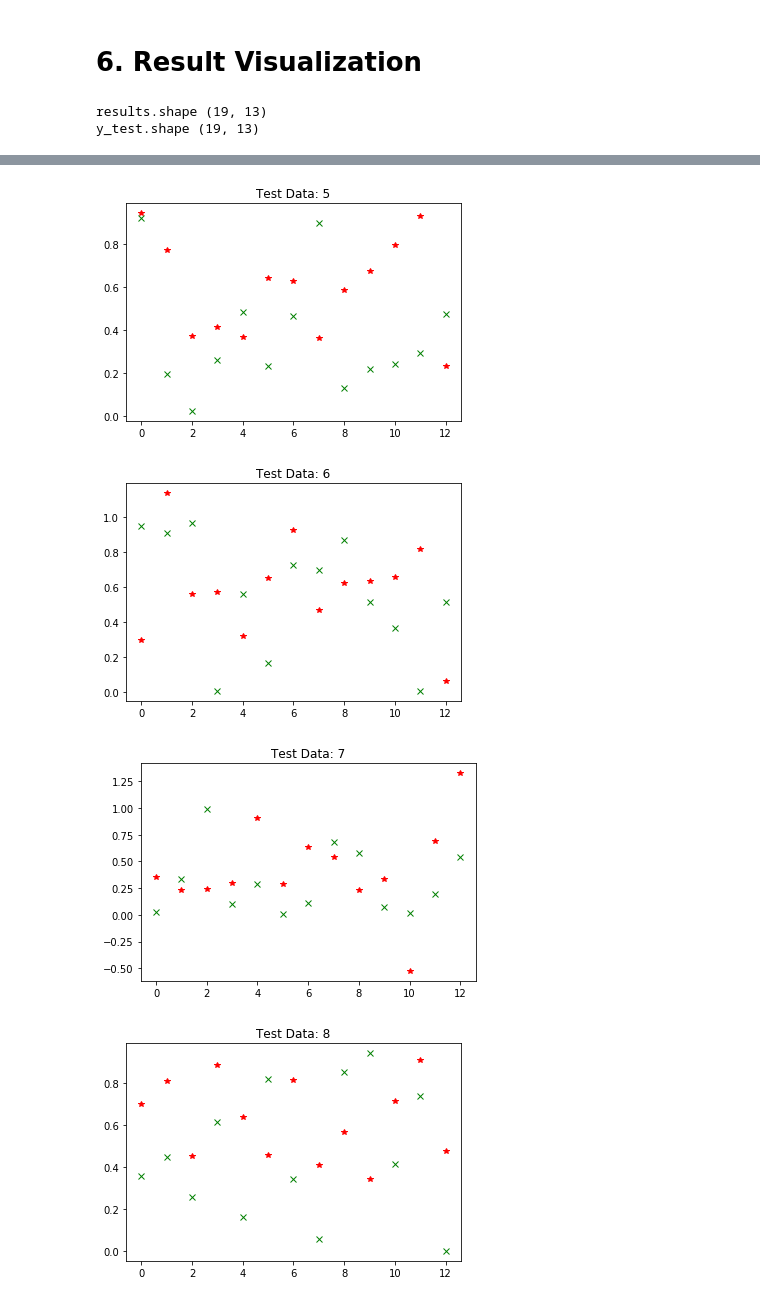
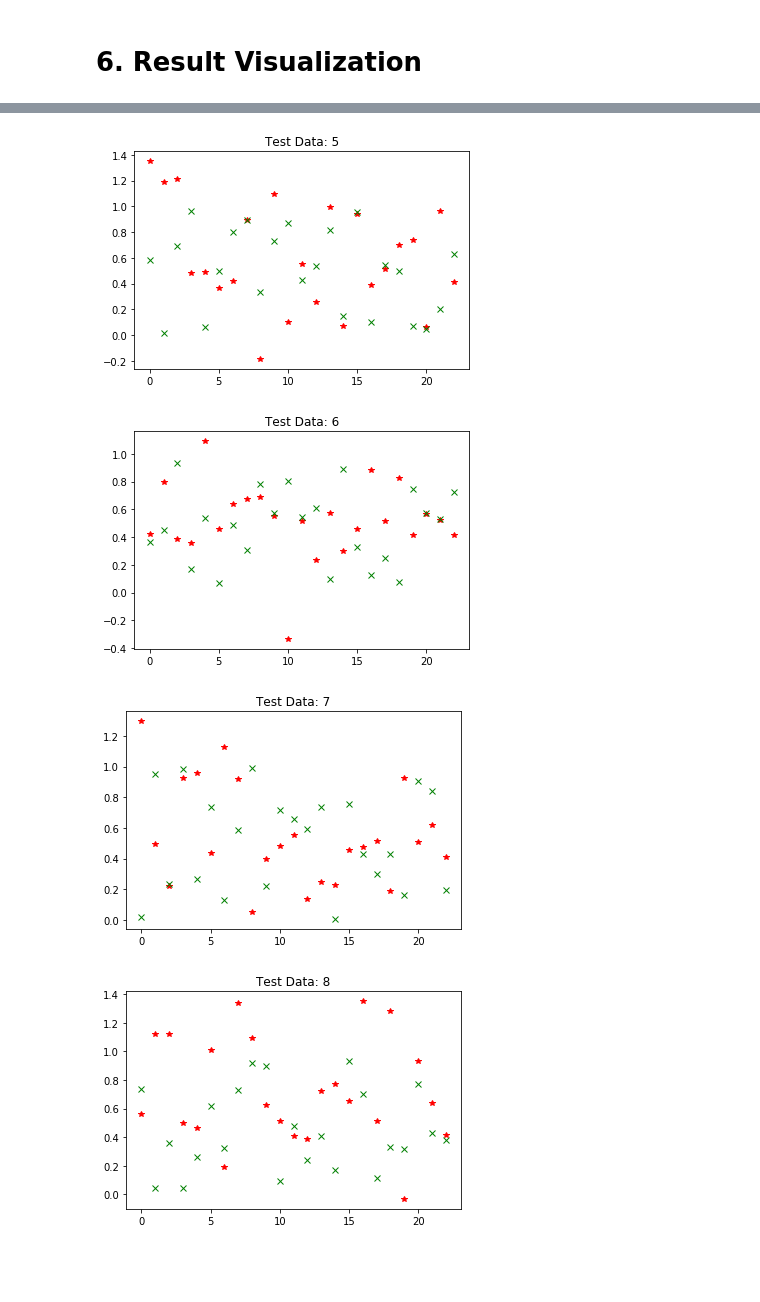
Before and after one commit to Hann-THL/4D_41V4LY515, a Jupyter notebook: analysis_2/Analysis 2 - Recurrent Neural Network.ipynb, the cells around one changed output, grey strips where cells are left out. Cells and saved outputs as stored; diff of their text form; code cells hidden in the pictures; blank space fills up the shorter version.

Commit message:
change to include Consolation price in training & prediction

```diff
--- a/analysis_2/Analysis 2 - Recurrent Neural Network.ipynb
+++ b/analysis_2/Analysis 2 - Recurrent Neural Network.ipynb
@@ -57,12 +50,18 @@ date_to = transform_data.max()['draw_date']
 # date_from = '2019-01-01'
 # date_to = '2019-07-31'
 
+categories = ['1st', '2nd', '3rd', 'Special', 'Consolation']
+price_count = sum(list(map(lambda x:
+                           (x == '1st' or x == '2nd' or x == '3rd') and 1 or
+                           (x == 'Special' or x == 'Consolation') and 10 or 0, categories
+                          )))
+
 company_code = 'Magnum'
 data = transform_data[(transform_data['number'] != '----') &
                       (transform_data['company_code'] == company_code) &
                       (transform_data['draw_date'] >= date_from) &
                       (transform_data['draw_date'] <= date_to) &
-                      (transform_data['category'].isin(['1st', '2nd', '3rd', 'Special']))]
+                      (transform_data['category'].isin(categories))]
 data = data.sort_values(by=['draw_date', 'company_code', 'category', 'position'])
 # %% [markdown]
 # 4. Pre-Processing
@@ -133,10 +132,12 @@ x_test.shape (19, 5, 13)
 ### 5.1 Model Definition
 # %%
 model = Sequential()
-model.add(CuDNNLSTM(13, input_shape=(x_train.shape[1], x_train.shape[2]), return_sequences=True))
+# model.add(CuDNNLSTM(price_count, input_shape=(x_train.shape[1], x_train.shape[2]), return_sequences=True))
+model.add(LSTM(price_count, input_shape=(x_train.shape[1], x_train.shape[2]), return_sequences=True))
 model.add(BatchNormalization())
 
-model.add(CuDNNLSTM(13, input_shape=(x_train.shape[1], x_train.shape[2])))
+# model.add(CuDNNLSTM(price_count, input_shape=(x_train.shape[1], x_train.shape[2])))
+model.add(LSTM(price_count, input_shape=(x_train.shape[1], x_train.shape[2])))
 model.add(BatchNormalization())
 
 opt = tf.keras.optimizers.Adam(lr=0.001, decay=1e-6)
@@ -201,17 +211,12 @@ Train End:      2019-08-09 23:41:49.721254
 # %% [markdown]
 # 6. Result Visualization
 # %%
-print('results.shape', results.shape)
-print('y_test.shape', y_test.shape)
-
-# mpld3.enable_notebook()
-# plt.rcParams['figure.figsize'] = [6, 4]
+mpld3.enable_notebook()
+plt.rcParams['figure.figsize'] = [6, 4]
 
 for i, arr in enumerate(y_test[:10]):
     plt.title(f'Test Data: {i+1}')
-    plt.plot(range(13), results[i], c='r', marker='*', ls='none')
-    plt.plot(range(13), arr, c='g', marker='x', ls='none')
+    plt.plot(range(results.shape[1]), results[i], c='r', marker='*', ls='none')
+    plt.plot(range(results.shape[1]), arr, c='g', marker='x', ls='none')
     plt.show()
 # %% [output]
-results.shape (19, 13)
-y_test.shape (19, 13)
@@ -222,4 +227,4 @@ y_test.shape (19, 13)
-[figure, old version]
+[figure, new version]
-[figure, old version]
+[figure, new version]
-[figure, old version]
+[figure, new version]
-[figure, old version]
+[figure, new version]
```
Also changed, not shown: parts of 9 cells of this notebook.
